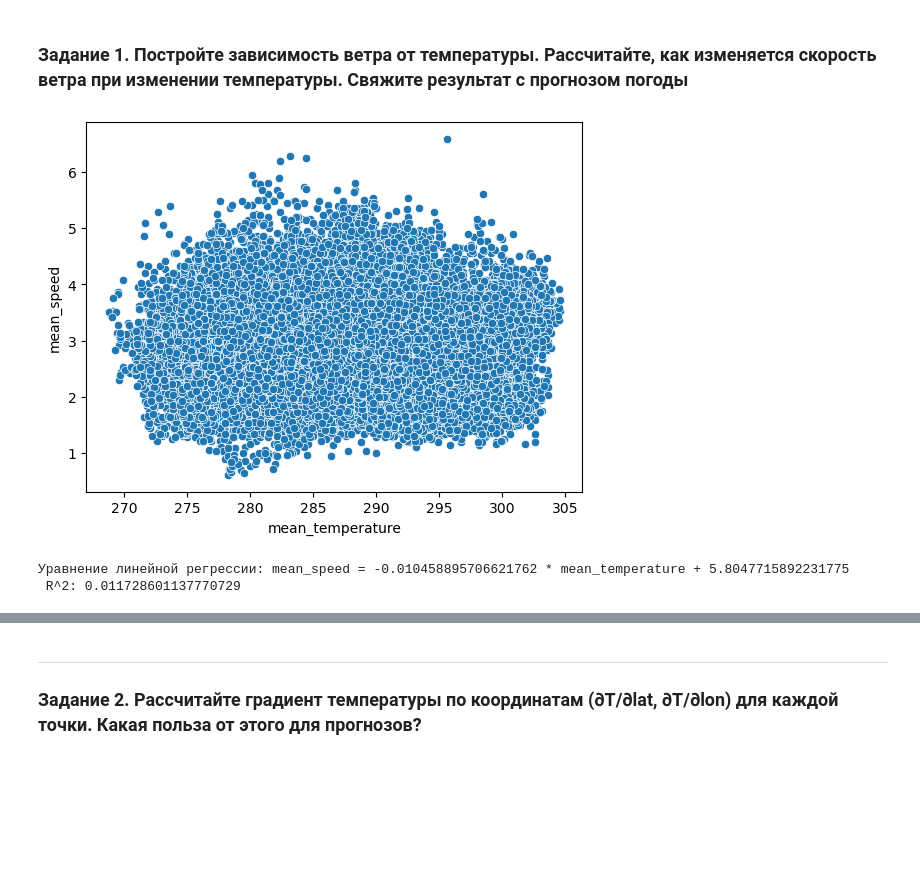
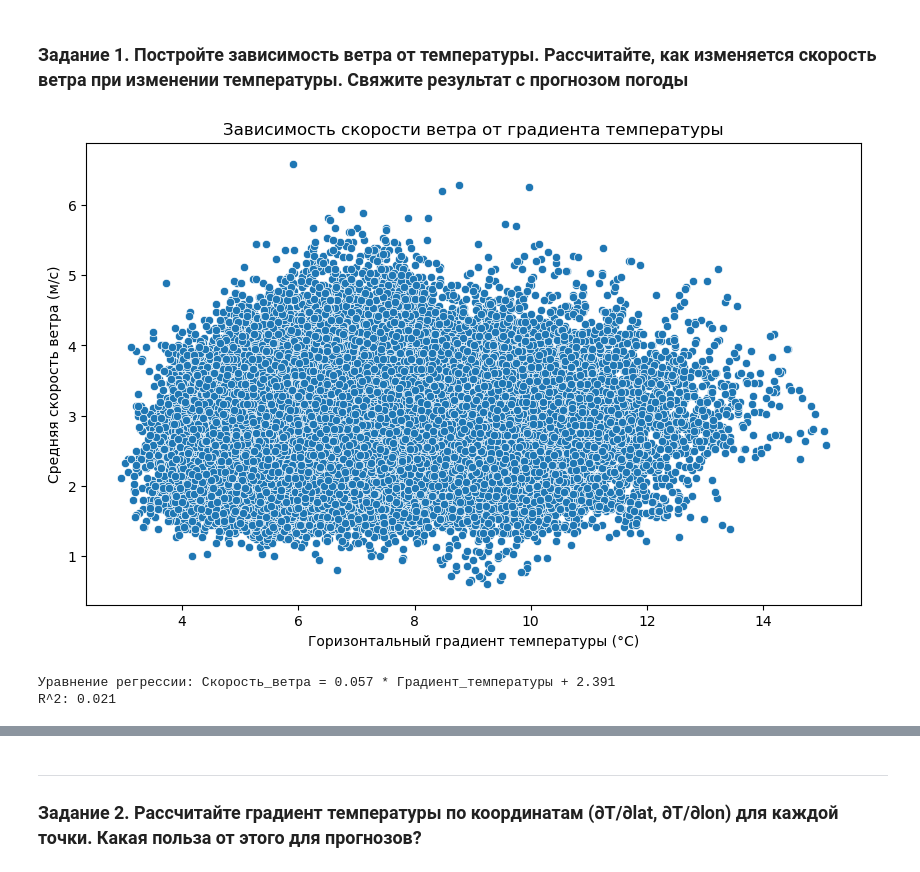
Before and after one commit to OlegRMW/vectors-, a Jupyter notebook: run.ipynb, the cells around one changed output, grey strips where cells are left out. Saved outputs shown, nothing was run; the diff lists cells and outputs as text; code cells hidden in the pictures; blank space fills up the shorter version.

```diff
--- a/run.ipynb
+++ b/run.ipynb
@@ -53,18 +56,21 @@ df['mean_speed'] = df.iloc[:, 37:73].mean(axis=1) # средняя скорос
 <h2>Блок 2. Задания 1-3.</h2>
 # %% [markdown]
 <h3>Задание 1. Постройте зависимость ветра от температуры. Рассчитайте, как изменяется скорость ветра при изменении температуры. Свяжите результат с прогнозом погоды</h3>
-# %%
-sns.scatterplot(data=df, x="mean_temperature", y="mean_speed")
-plt.show()
-# %% [output]
-[figure, removed]
-# %%
-slope, intercept, r_value, p_value, std_err = stats.linregress(
-    df['mean_temperature'], df['mean_speed']
-)
-
-print(f'Уравнение линейной регрессии: mean_speed = {slope} * mean_temperature + {intercept}', '\n' , 'R^2:', r_value**2)
-# %% [output]
-Уравнение линейной регрессии: mean_speed = -0.010458895706621762 * mean_temperature + 5.8047715892231775
- R^2: 0.011728601137770729
+# %%
+plt.figure(figsize=(10, 6))
+sns.scatterplot(data=df, x="temp_gradient", y="mean_speed")
+plt.xlabel('Горизонтальный градиент температуры (°C)')
+plt.ylabel('Средняя скорость ветра (м/с)')
+plt.title('Зависимость скорости ветра от градиента температуры')
+plt.show()
+
+slope, intercept, r_value, p_value, std_err = stats.linregress(
+    df['temp_gradient'], df['mean_speed']
+)
+print(f'Уравнение регрессии: Скорость_ветра = {slope:.3f} * Градиент_температуры + {intercept:.3f}')
+print(f'R^2: {r_value**2:.3f}')
+# %% [output]
+[figure, added]
+Уравнение регрессии: Скорость_ветра = 0.057 * Градиент_температуры + 2.391
+R^2: 0.021
 # %%
```
Also changed, not shown: parts of 12 cells of this notebook.
